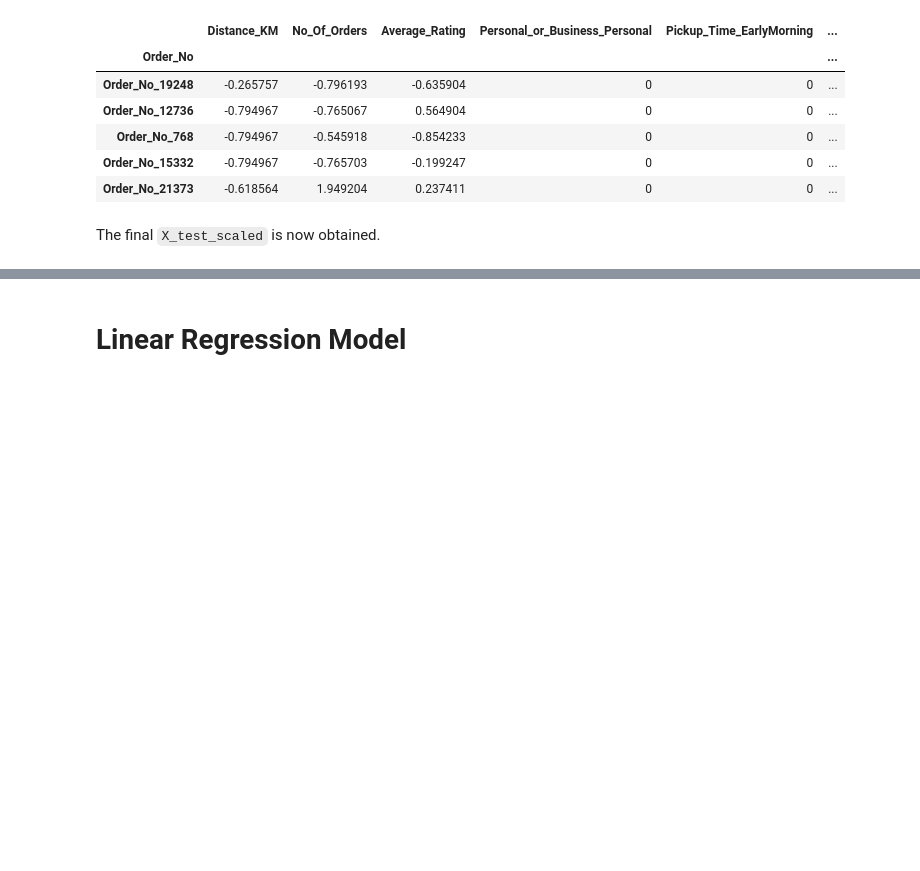
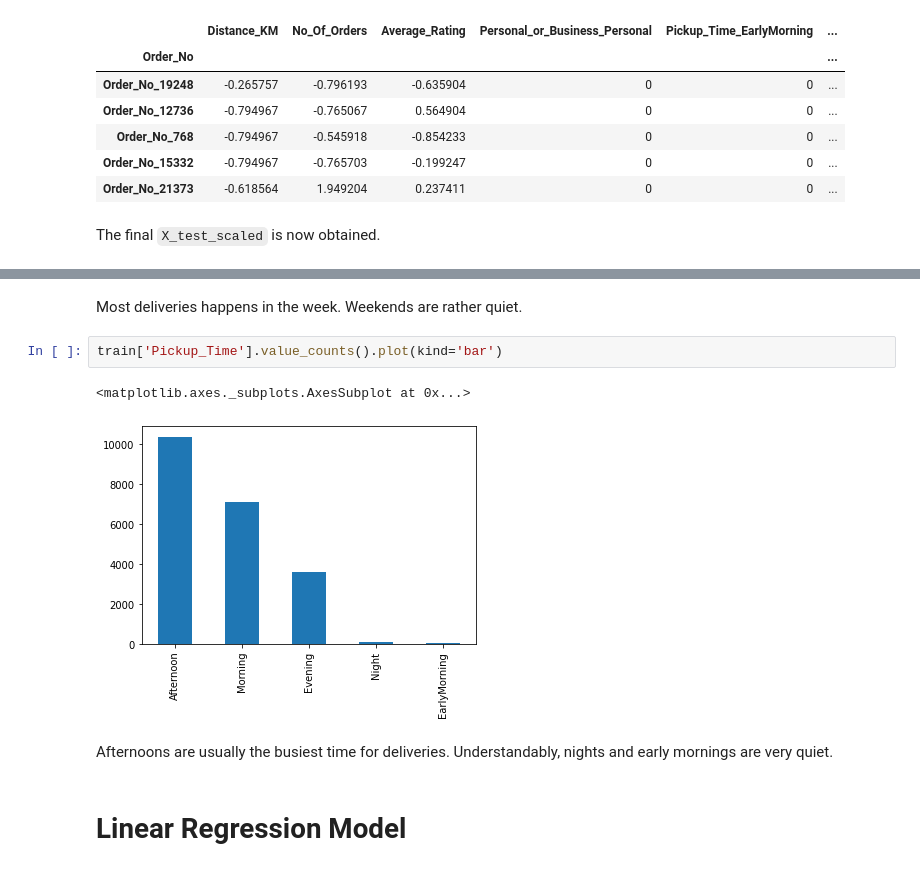
Before and after one commit to MilkShaikh3/Predict_Regression, a Jupyter notebook: Predict_Regression.ipynb, the cells around one changed output, grey strips where cells are left out. Drawn from its saved outputs; the diff is of its cells as text; blank space fills up the shorter version.

```diff
--- a/Predict_Regression.ipynb
+++ b/Predict_Regression.ipynb
@@ -976,3 +1001,12 @@ The final `X_test_scaled` is now obtained.
+# %% [markdown]
+Most deliveries happens in the week. Weekends are rather quiet.
+# %%
+train['Pickup_Time'].value_counts().plot(kind='bar')
+# %% [output]
+<matplotlib.axes._subplots.AxesSubplot at 0x...>
+[figure, added]
+# %% [markdown]
+Afternoons are usually the busiest time for deliveries. Understandably, nights and early mornings are very quiet.
 # %% [markdown]
 # Linear Regression Model
 # %% [markdown]
```
Also changed, not shown: parts of 12 cells of this notebook.
